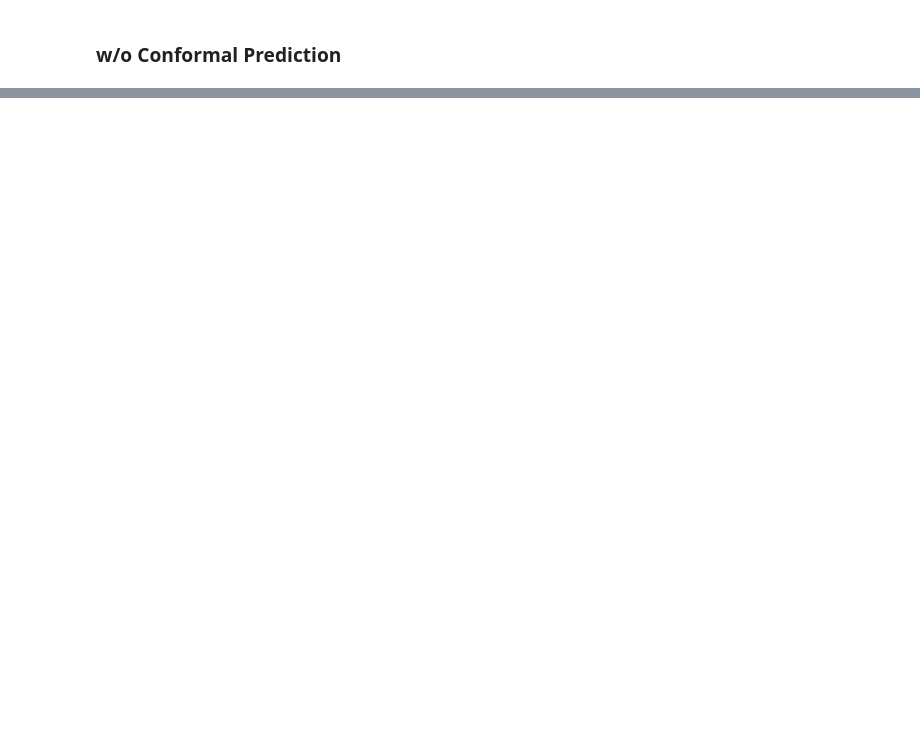
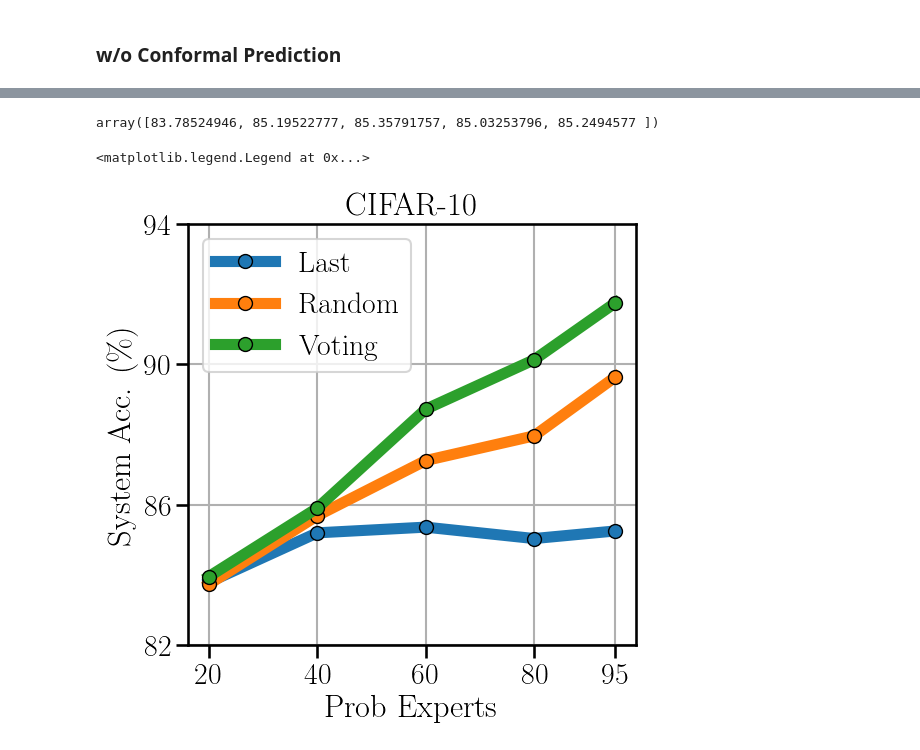
Before and after one commit to rajevv/Multi_L2D, a Jupyter notebook: CIFAR-10/conformal_increase_conf_ova.ipynb, the cells around one changed output, grey strips where cells are left out. Cells and saved outputs as stored; diff of their text form; code cells hidden in the pictures; blank space fills up the shorter version.

```diff
--- a/CIFAR-10/conformal_increase_conf_ova.ipynb
+++ b/CIFAR-10/conformal_increase_conf_ova.ipynb
@@ -210,3 +216,5 @@ _, prediction = torch.max(probs_test.data[:, :(n_classes_exp - n_experts)],1)
+# %%
+method="last"
 # %%
 labels = y_true_test
 
@@ -385,0 +615,48 @@ tensor([[0.9446, 0.9549, 0.9215, 0.1244],
+# %%
+import matplotlib.pyplot as plt
+import numpy as np
+import seaborn as sns
+from matplotlib import rc
+
+# # === Latex Options === #
+rc('font', family='serif')
+rc('text', usetex=True)
+
+# === Matplotlib Options === #
+cm = plt.cm.get_cmap('tab10')
+plot_args = {"linestyle": "-",
+             "marker": "o",
+             "markeredgecolor": "k",
+             "markersize": 10,
+             "linewidth": 8
+             }
+sns.set_context("talk", font_scale=1.3)
+fig_size = (6, 6)
+# %%
+sys_acc_last = np.array([method_d["system_accuracy"] for method_d in method_dict["last"]])
+sys_acc_last
+# %% [output]
+array([83.78524946, 85.19522777, 85.35791757, 85.03253796, 85.2494577 ])
+# %%
+p_experts = [20, 40, 60, 80, 95]
+
+sys_acc_last = np.array([method_d["system_accuracy"] for method_d in method_dict["last"]])
+sys_acc_random = np.array([method_d["system_accuracy"] for method_d in method_dict["random"]])
+sys_acc_voting = np.array([method_d["system_accuracy"] for method_d in method_dict["voting"]])
+
+f, ax = plt.subplots(1, 1, figsize=fig_size)
+ax.plot(p_experts, sys_acc_last, label=r"Last", **plot_args)
+ax.plot(p_experts, sys_acc_random, label=r"Random", **plot_args)
+ax.plot(p_experts, sys_acc_voting, label=r"Voting", **plot_args)
+plt.xticks(p_experts, p_experts)
+plt.yticks(list(plt.yticks()[0])[::2])
+plt.ylabel(r'System Acc. ($\%$)')
+plt.xlabel(r'Prob Experts')
+plt.title(r"CIFAR-10")
+plt.legend(loc="best")
+plt.grid()
+f.set_tight_layout(True)
+plt.legend()
+# %% [output]
+<matplotlib.legend.Legend at 0x...>
+[figure, added]
```
Also changed, not shown: parts of 31 cells of this notebook, 1 other file.
